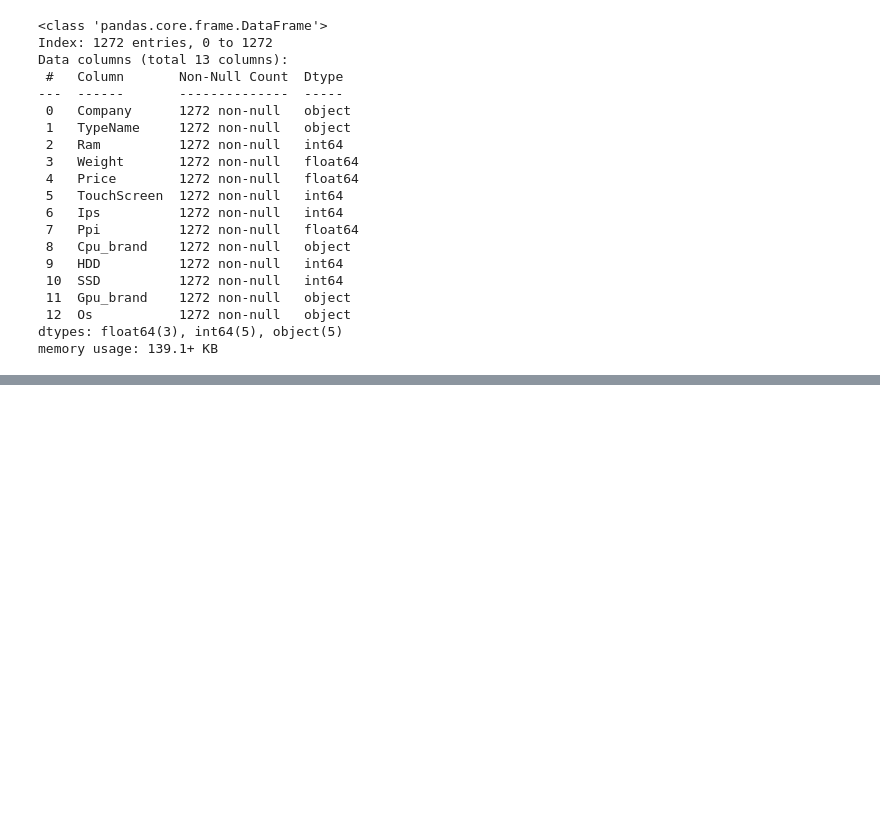
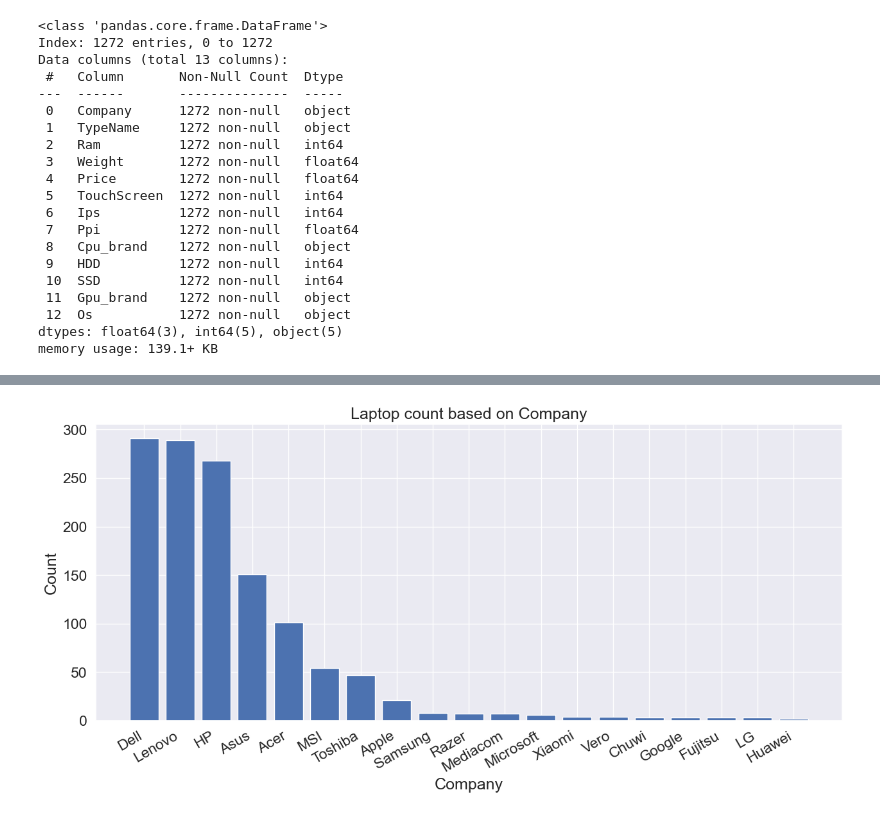
Before and after one commit to Wendy1907/Computer_Price_Prediction, a Jupyter notebook: Computer Price Prediction.ipynb, the cells around one changed output, grey strips where cells are left out. Saved outputs shown, nothing was run; the diff lists cells and outputs as text; code cells hidden in the pictures; blank space fills up the shorter version.

```diff
--- a/Computer Price Prediction.ipynb
+++ b/Computer Price Prediction.ipynb
@@ -157,0 +182,15 @@ data.head()
+# %%
+value_counts = data["Company"].value_counts()
+
+value_counts_values = value_counts.values[:]
+value_counts_index = value_counts.index[:]
+
+fig, ax = plt.subplots(figsize=(15,6))
+ax.bar(value_counts_index, value_counts_values)
+ax.set_xlabel("Company")
+ax.set_ylabel("Count")
+ax.set_title("Laptop count based on Company")
+plt.xticks(rotation=30, ha='right')
+plt.show()
+# %% [output]
+[figure, added]
```
Also changed, not shown: parts of 10 cells of this notebook.
